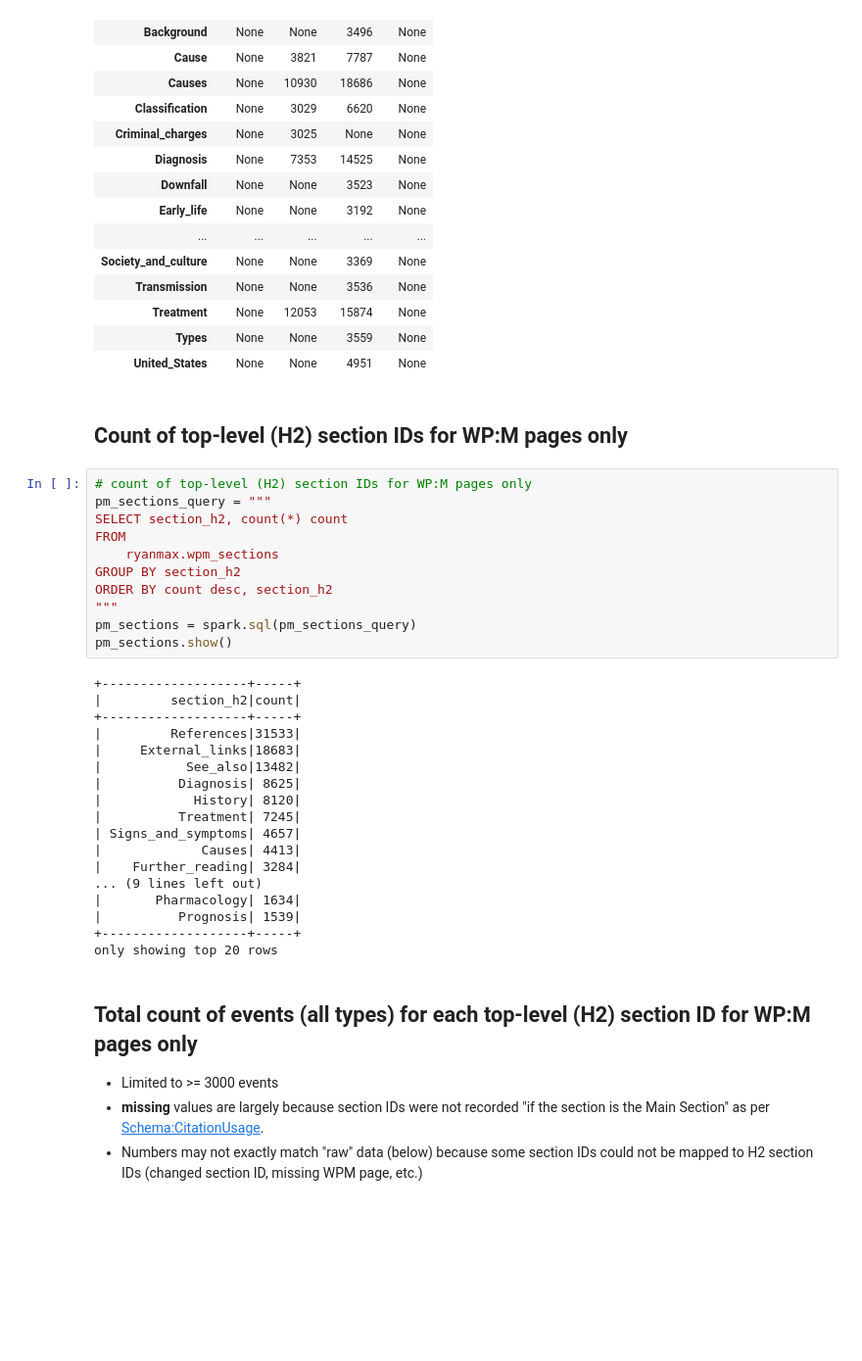
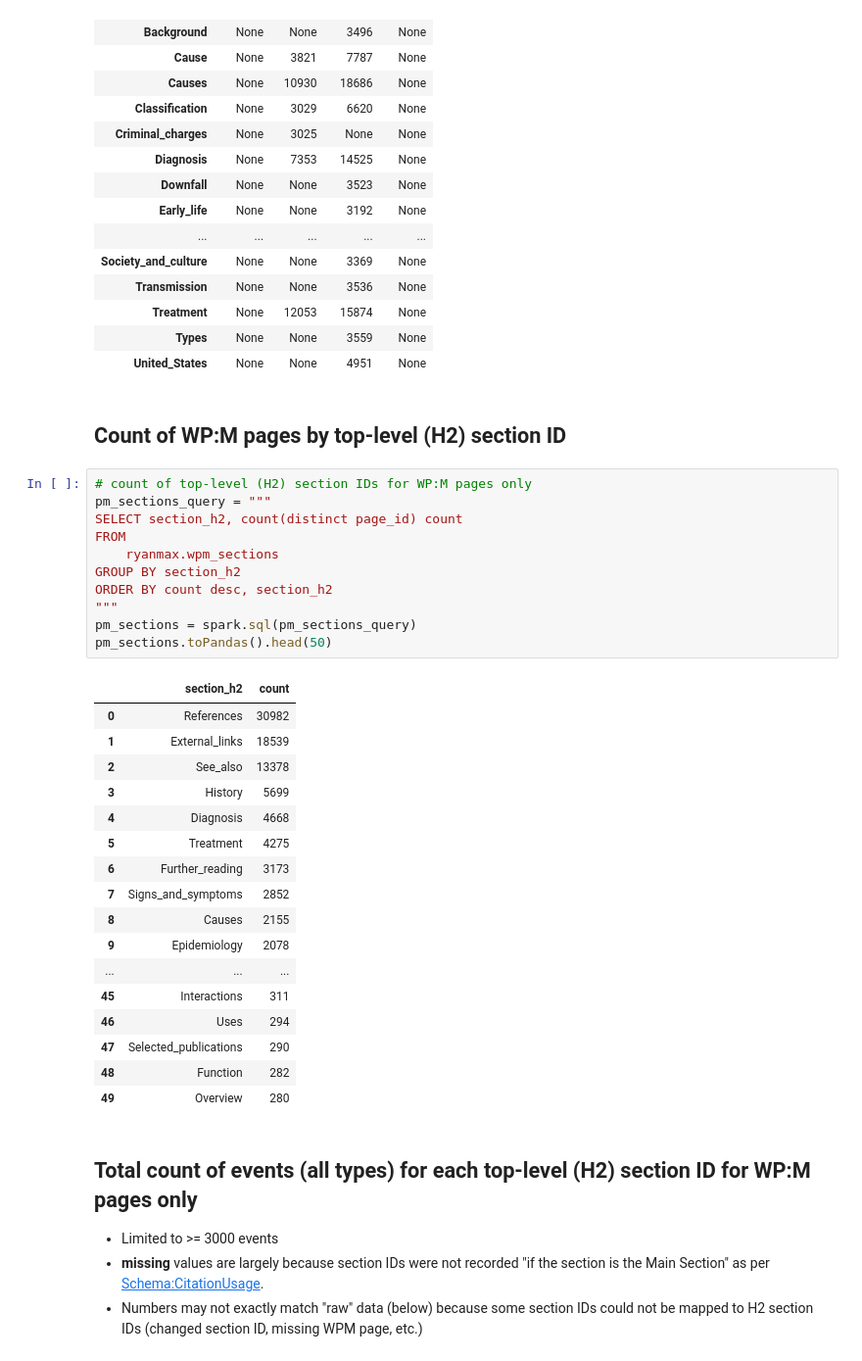
Before and after one commit to elifesciences-publications/wiki-citation-usage, a Jupyter notebook: notebooks/events-and-counts--section_ids.ipynb, the cells around one changed output. Shown at 98% size. Cells and saved outputs as stored; diff of their text form; blank space fills up the shorter version.

Commit message:
fix count of WP:M pages by H2 section id and show more data

```diff
--- a/notebooks/events-and-counts--section_ids.ipynb
+++ b/notebooks/events-and-counts--section_ids.ipynb
@@ -68,36 +68,36 @@ df_filtered_raw.pivot(index='section_id', columns='action', values='count')
 | Types | None | None | 3559 | None |
 | United_States | None | None | 4951 | None |
 # %% [markdown]
-## Count of top-level (H2) section IDs for WP:M pages only
+## Count of WP:M pages by top-level (H2) section ID
 # %%
 # count of top-level (H2) section IDs for WP:M pages only
 pm_sections_query = """
-SELECT section_h2, count(*) count
+SELECT section_h2, count(distinct page_id) count
 FROM
     ryanmax.wpm_sections
 GROUP BY section_h2
 ORDER BY count desc, section_h2
 """
 pm_sections = spark.sql(pm_sections_query)
-pm_sections.show()
+pm_sections.toPandas().head(50)
 # %% [output]
-+-------------------+-----+
-|         section_h2|count|
-+-------------------+-----+
-|         References|31533|
-|     External_links|18683|
-|           See_also|13482|
-|          Diagnosis| 8625|
-|            History| 8120|
-|          Treatment| 7245|
-| Signs_and_symptoms| 4657|
-|             Causes| 4413|
-|    Further_reading| 3284|
-... (9 lines left out)
-|       Pharmacology| 1634|
-|          Prognosis| 1539|
-+-------------------+-----+
-only showing top 20 rows
+|  | section_h2 | count |
+| 0 | References | 30982 |
+| 1 | External_links | 18539 |
+| 2 | See_also | 13378 |
+| 3 | History | 5699 |
+| 4 | Diagnosis | 4668 |
+| 5 | Treatment | 4275 |
+| 6 | Further_reading | 3173 |
+| 7 | Signs_and_symptoms | 2852 |
+| 8 | Causes | 2155 |
+| 9 | Epidemiology | 2078 |
+| ... | ... | ... |
+| 45 | Interactions | 311 |
+| 46 | Uses | 294 |
+| 47 | Selected_publications | 290 |
+| 48 | Function | 282 |
+| 49 | Overview | 280 |
 # %% [markdown]
 ## Total count of events (all types) for each top-level (H2) section ID for WP:M pages only
 - Limited to >= 3000 events
```
